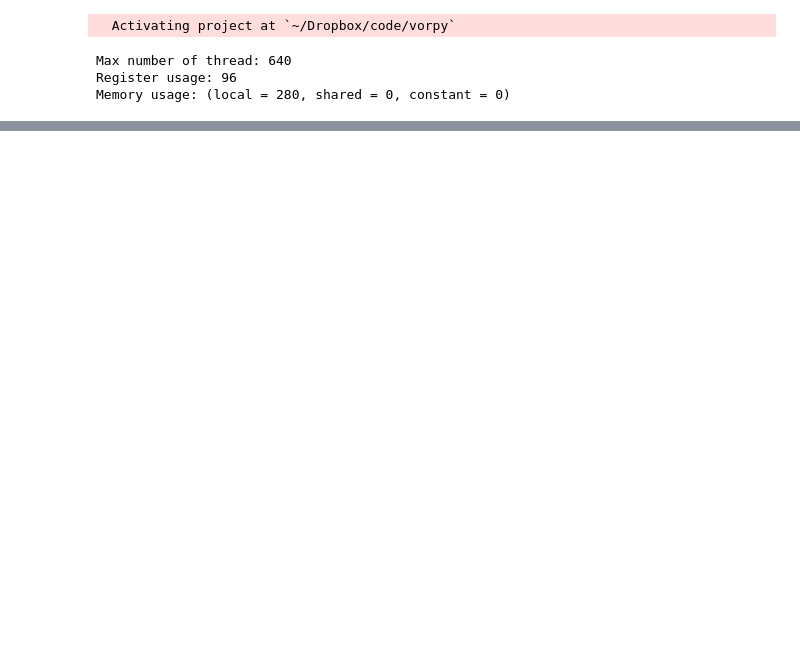
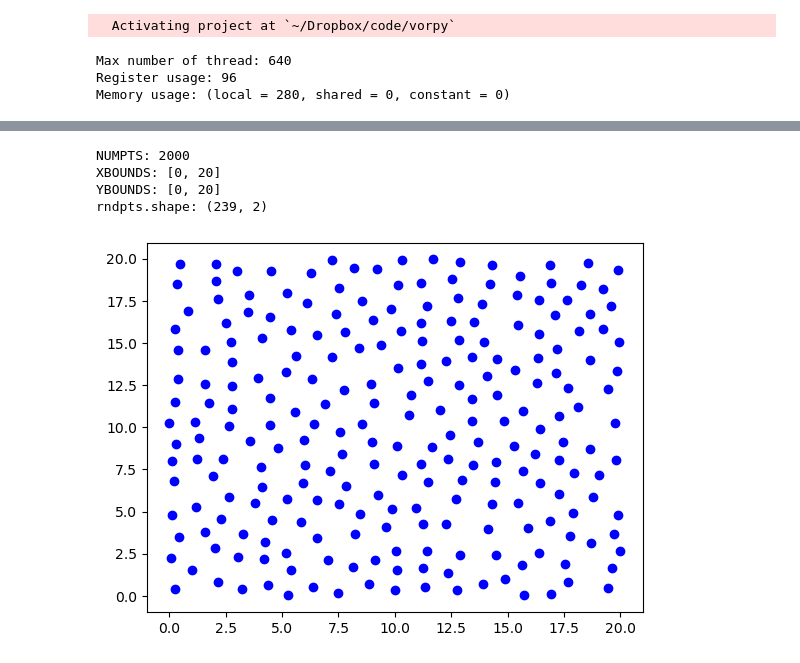
Before and after one commit to colecooper100/vorpy, a Jupyter notebook: fp_vortex_ring.ipynb, the cells around one changed output, grey strips where cells are left out. Saved outputs shown, nothing was run; the diff lists cells and outputs as text; code cells hidden in the pictures; blank space fills up the shorter version.

Commit message:
Implemented spacing check for random points

```diff
--- a/fp_vortex_ring.ipynb
+++ b/fp_vortex_ring.ipynb
@@ -124,0 +121,54 @@ fps.shape: (8600, 3)
+# %%
+# What I want to be able to do:
+# - [x] specify a density of points (points per area)
+# - [ ] specify a spacing between points (a sphere of empty space around each point)
+# - [ ] specify a region of interest (e.g. the region on and near the ring)
+
+NUMPTS = 2000
+SPACING = 1
+XBOUNDS = [0, 20]
+YBOUNDS = [0, 20]
+print('NUMPTS:', NUMPTS)
+print('XBOUNDS:', XBOUNDS)
+print('YBOUNDS:', YBOUNDS)
+
+# Generate random points
+rndpts = np.random.default_rng().uniform(0, 20, (NUMPTS, 2))
+
+def euclidean_distance(pnt1, pnt2):
+    return np.sqrt(np.sum((pnt1 - pnt2)**2))
+
+# close_points_indx = []  # DEBUG
+indx1 = 0
+while(indx1 < len(rndpts)):
+    print('Progress:', f'{indx1/len(rndpts):.2%}', end='\r')
+    # We have already checked all points before
+    # this one, so we can start checking from
+    # indx1. But we don't need to check indx1
+    # against itself, so we start indx2 at indx1+1.
+    indx2 = indx1 + 1
+    # print('indx1:', indx1)  # DEBUG
+    # print('rndpts[indx1]:', rndpts[indx1])  # DEBUG
+    while(indx2 < len(rndpts)):
+        if euclidean_distance(rndpts[indx1], rndpts[indx2]) < SPACING:
+            # close_points_indx.append((indx1, indx2))  # DEBUG
+            rndpts = np.delete(rndpts, indx2, axis=0)
+            # print('deleting indx2:', indx2)  # DEBUG
+            # Because we deleted a point, the shape of the
+            # array has changed, so we don't want to increment
+            # indx2.
+        else:
+            indx2 += 1
+            # print('indx2:', indx2)  # DEBUG
+
+    indx1 += 1
+    # print('indx1:', indx1)  # DEBUG
+
+# print('len(close_points_indx):', len(close_points_indx))
+# print('close_points_indx:', close_points_indx)
+print('rndpts.shape:', rndpts.shape)
+# %% [output]
+NUMPTS: 2000
+XBOUNDS: [0, 20]
+YBOUNDS: [0, 20]
+rndpts.shape: (239, 2)
@@ -125,3 +232,13 @@ fps.shape: (8600, 3)
+# %%
+plt.scatter(rndpts[:, 0], rndpts[:, 1], marker='o', c='b', label='rndpts1')
+# plt.scatter(rndpts2[:, 0], rndpts2[:, 1], marker='x', c='r', label='rndpts2')
+# plt.xlim(XBOUNDS[0]-5, XBOUNDS[1]+5)
+# plt.ylim(YBOUNDS[0]-5, YBOUNDS[1]+5)
+# plt.xlim(10, 15)
+# plt.ylim(10, 15)
+plt.show()
+# %% [output]
+[figure, added]
 # %%
 vel_num = vpcu.bs_solve(fps, vpps, vcrds, vcirs)
 # %%
```
Also changed, not shown: parts of 6 cells of this notebook, 2 other files.
